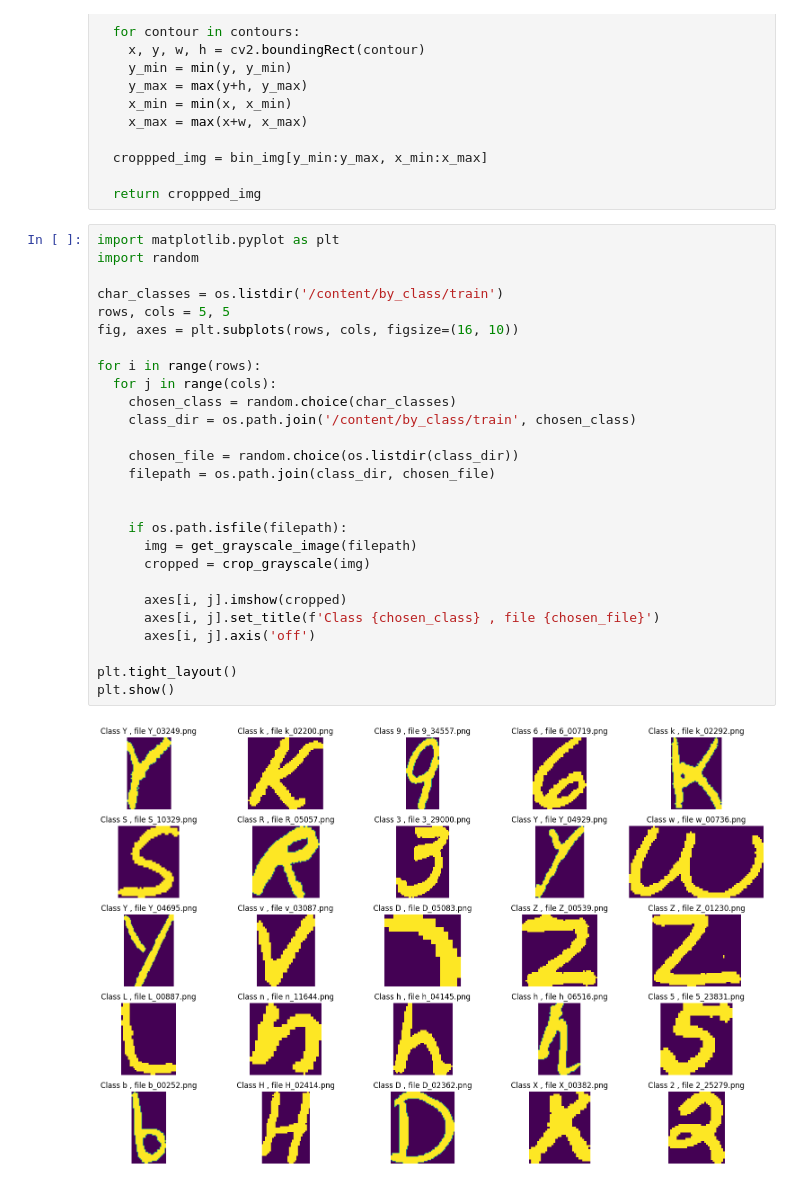
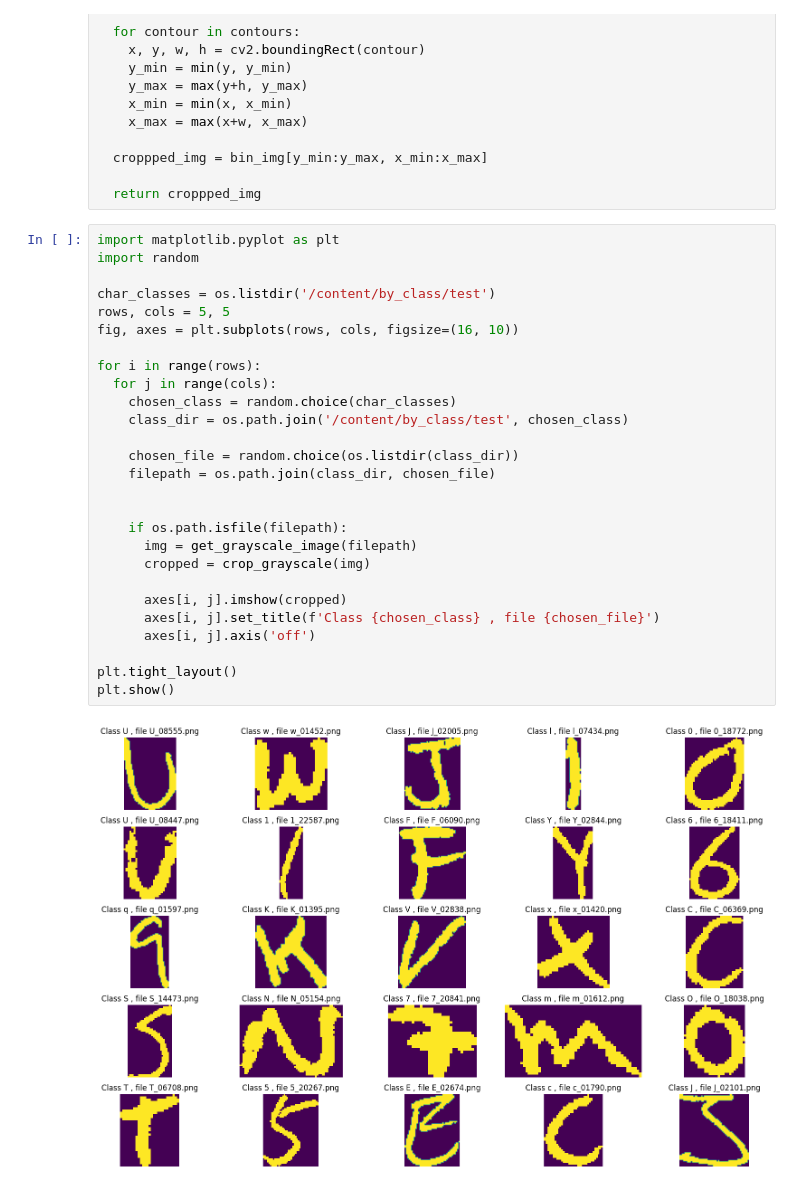
Before and after one commit to sskyisthelimit/HTR, a Jupyter notebook: data/preparation/SOURCE1/cropping.ipynb, the cells around one changed output. Drawn from its saved outputs; the diff is of its cells as text.

Commit message:
colab test data cropping notebook

```diff
--- a/data/preparation/SOURCE1/cropping.ipynb
+++ b/data/preparation/SOURCE1/cropping.ipynb
@@ -37,29 +37,29 @@ def crop_grayscale(img):
 # %%
 import matplotlib.pyplot as plt
 import random
 
-char_classes = os.listdir('/content/by_class/train')
+char_classes = os.listdir('/content/by_class/test')
 rows, cols = 5, 5
 fig, axes = plt.subplots(rows, cols, figsize=(16, 10))
 
 for i in range(rows):
   for j in range(cols):
     chosen_class = random.choice(char_classes)
-    class_dir = os.path.join('/content/by_class/train', chosen_class)
+    class_dir = os.path.join('/content/by_class/test', chosen_class)
 
     chosen_file = random.choice(os.listdir(class_dir))
     filepath = os.path.join(class_dir, chosen_file)
 
 
     if os.path.isfile(filepath):
       img = get_grayscale_image(filepath)
       cropped = crop_grayscale(img)
 
       axes[i, j].imshow(cropped)
       axes[i, j].set_title(f'Class {chosen_class} , file {chosen_file}')
       axes[i, j].axis('off')
 
 plt.tight_layout()
 plt.show()
 # %% [output]
-[figure, old version]
+[figure, new version]
```
Also changed, not shown: parts of 2 cells of this notebook.
